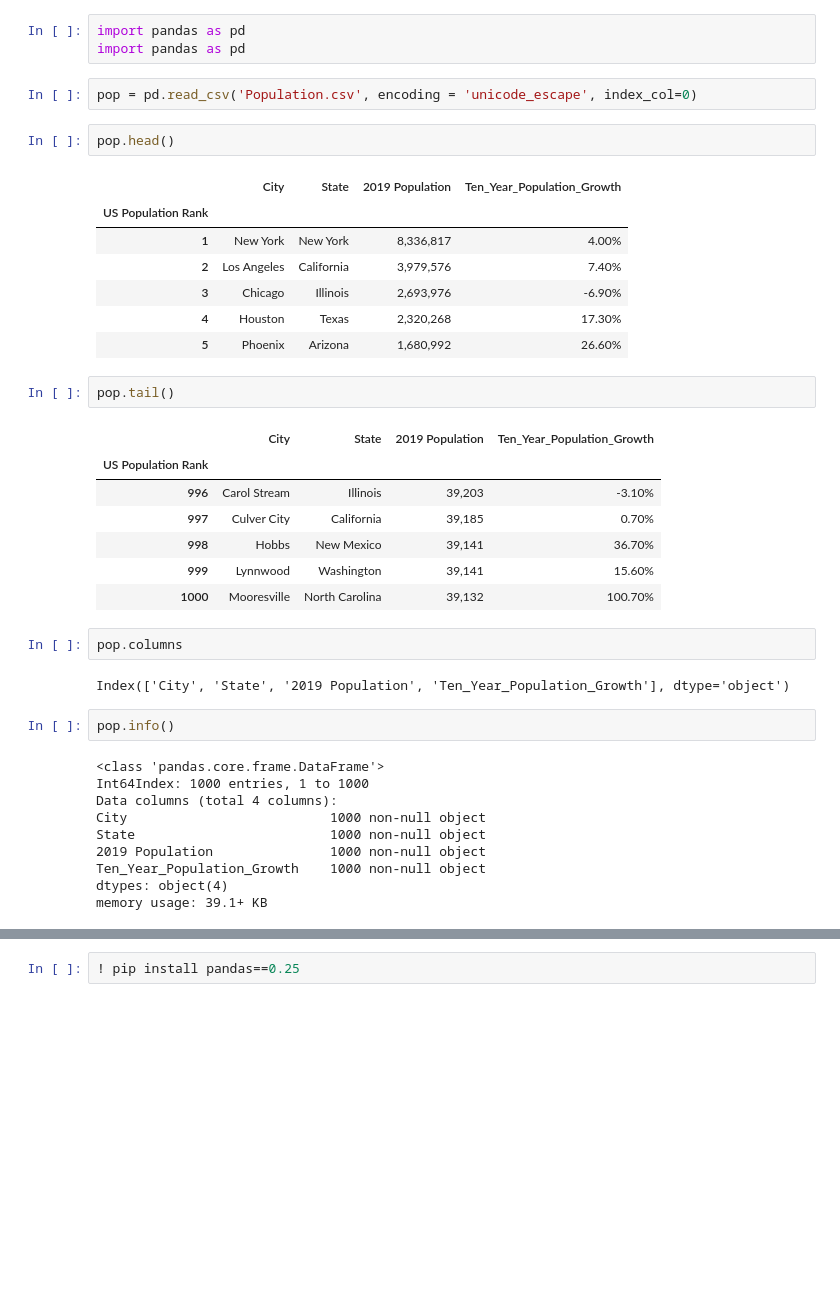
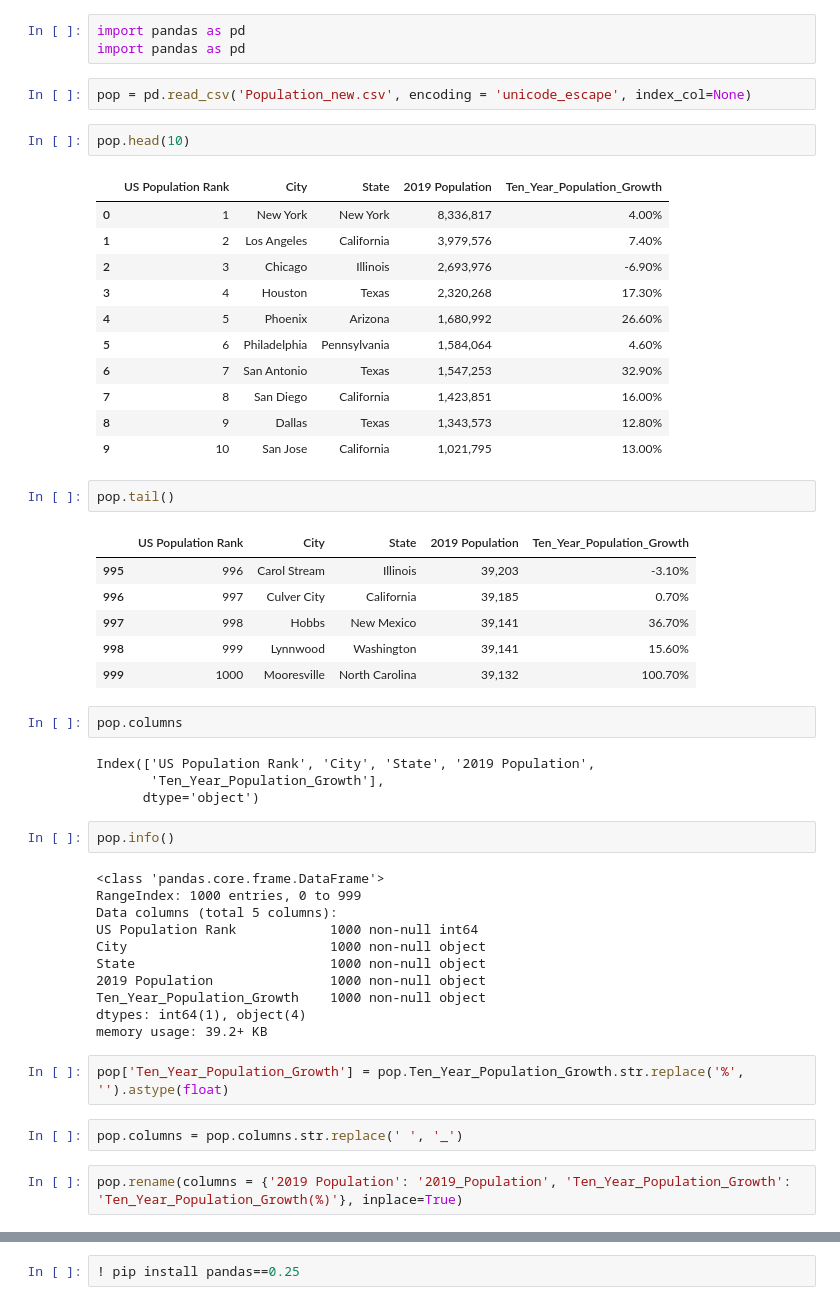
Before and after one commit to tigju/cityspire-f-ds, a Jupyter notebook: notebooks/population/Population.ipynb, the cells around one changed output, grey strips where cells are left out. Cells and saved outputs as stored; diff of their text form; blank space fills up the shorter version.

Commit message:
data wrangling and added visualizations to notebook

```diff
--- a/notebooks/population/Population.ipynb
+++ b/notebooks/population/Population.ipynb
@@ -2,40 +2,52 @@
 import pandas as pd
 import pandas as pd
 # %%
-pop = pd.read_csv('Population.csv', encoding = 'unicode_escape', index_col=0)
+pop = pd.read_csv('Population_new.csv', encoding = 'unicode_escape', index_col=None)
 # %%
-pop.head()
+pop.head(10)
 # %% [output]
-|  | City | State | 2019 Population | Ten_Year_Population_Growth |
-| US Population Rank |  |  |  |  |
-| 1 | New York | New York | 8,336,817 | 4.00% |
-| 2 | Los Angeles | California | 3,979,576 | 7.40% |
-| 3 | Chicago | Illinois | 2,693,976 | -6.90% |
-| 4 | Houston | Texas | 2,320,268 | 17.30% |
-| 5 | Phoenix | Arizona | 1,680,992 | 26.60% |
+|  | US Population Rank | City | State | 2019 Population | Ten_Year_Population_Growth |
+| 0 | 1 | New York | New York | 8,336,817 | 4.00% |
+| 1 | 2 | Los Angeles | California | 3,979,576 | 7.40% |
+| 2 | 3 | Chicago | Illinois | 2,693,976 | -6.90% |
+| 3 | 4 | Houston | Texas | 2,320,268 | 17.30% |
+| 4 | 5 | Phoenix | Arizona | 1,680,992 | 26.60% |
+| 5 | 6 | Philadelphia | Pennsylvania | 1,584,064 | 4.60% |
+| 6 | 7 | San Antonio | Texas | 1,547,253 | 32.90% |
+| 7 | 8 | San Diego | California | 1,423,851 | 16.00% |
+| 8 | 9 | Dallas | Texas | 1,343,573 | 12.80% |
+| 9 | 10 | San Jose | California | 1,021,795 | 13.00% |
 # %%
 pop.tail()
 # %% [output]
-|  | City | State | 2019 Population | Ten_Year_Population_Growth |
-| US Population Rank |  |  |  |  |
-| 996 | Carol Stream | Illinois | 39,203 | -3.10% |
-| 997 | Culver City | California | 39,185 | 0.70% |
-| 998 | Hobbs | New Mexico | 39,141 | 36.70% |
-| 999 | Lynnwood | Washington | 39,141 | 15.60% |
-| 1000 | Mooresville | North Carolina | 39,132 | 100.70% |
+|  | US Population Rank | City | State | 2019 Population | Ten_Year_Population_Growth |
+| 995 | 996 | Carol Stream | Illinois | 39,203 | -3.10% |
+| 996 | 997 | Culver City | California | 39,185 | 0.70% |
+| 997 | 998 | Hobbs | New Mexico | 39,141 | 36.70% |
+| 998 | 999 | Lynnwood | Washington | 39,141 | 15.60% |
+| 999 | 1000 | Mooresville | North Carolina | 39,132 | 100.70% |
 # %%
 pop.columns
 # %% [output]
-Index(['City', 'State', '2019 Population', 'Ten_Year_Population_Growth'], dtype='object')
+Index(['US Population Rank', 'City', 'State', '2019 Population',
+       'Ten_Year_Population_Growth'],
+      dtype='object')
 # %%
 pop.info()
 # %% [output]
 <class 'pandas.core.frame.DataFrame'>
-Int64Index: 1000 entries, 1 to 1000
-Data columns (total 4 columns):
+RangeIndex: 1000 entries, 0 to 999
+Data columns (total 5 columns):
+US Population Rank            1000 non-null int64
 City                          1000 non-null object
 State                         1000 non-null object
 2019 Population               1000 non-null object
 Ten_Year_Population_Growth    1000 non-null object
-dtypes: object(4)
-memory usage: 39.1+ KB
+dtypes: int64(1), object(4)
+memory usage: 39.2+ KB
+# %%
+pop['Ten_Year_Population_Growth'] = pop.Ten_Year_Population_Growth.str.replace('%', '').astype(float)
+# %%
+pop.columns = pop.columns.str.replace(' ', '_')
+# %%
+pop.rename(columns = {'2019 Population': '2019_Population', 'Ten_Year_Population_Growth': 'Ten_Year_Population_Growth(%)'}, inplace=True)
```
Also changed, not shown: parts of 20 cells of this notebook, 7 other files.
